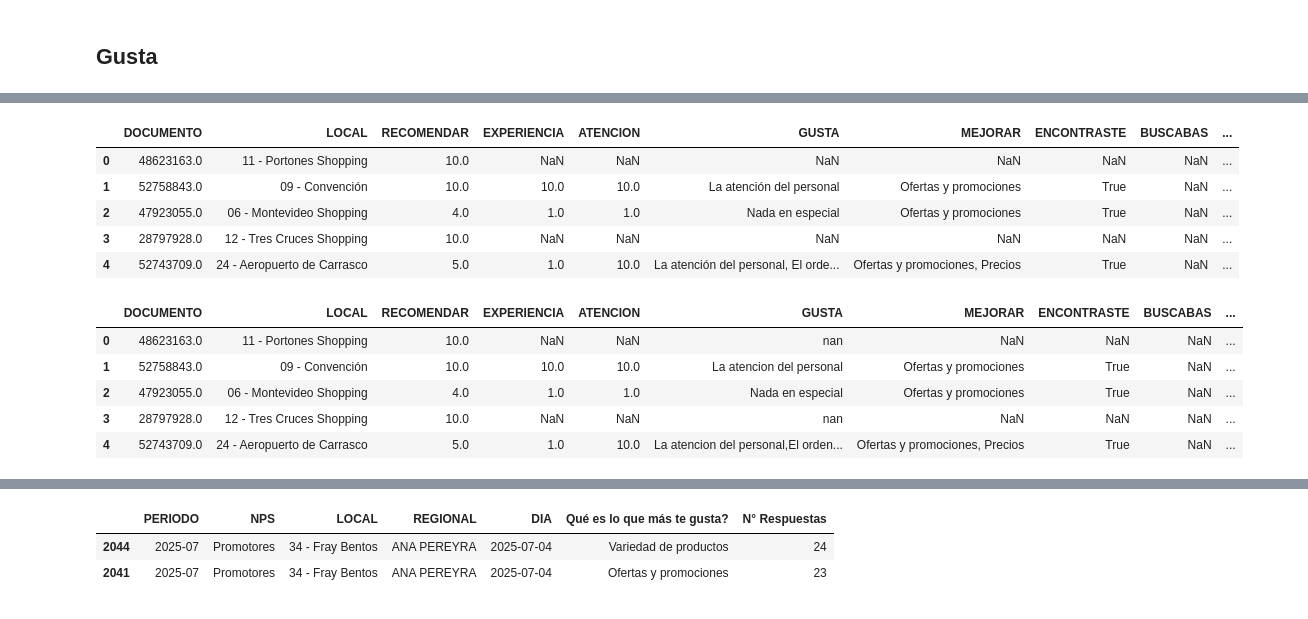
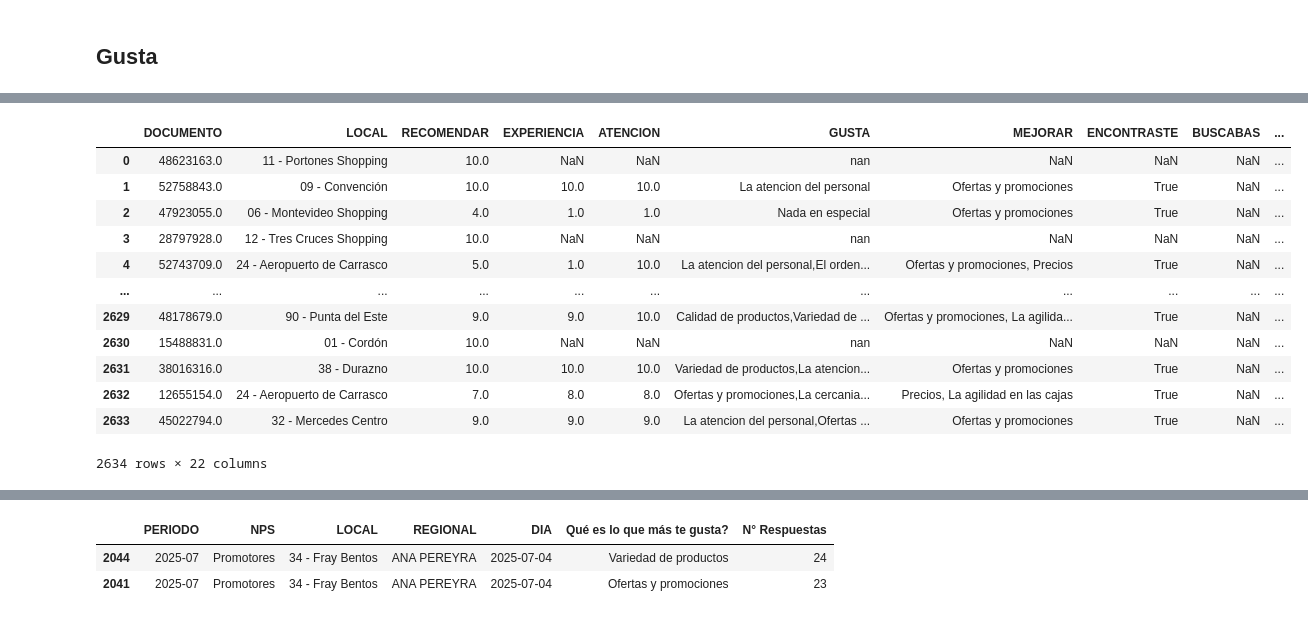
Before and after one commit to marceloocampo-gdn/nps_sr_data, a Jupyter notebook: nps_sr_clientes_dossier.ipynb, the cells around one changed output, grey strips where cells are left out. Drawn from its saved outputs; the diff is of its cells as text; code cells hidden in the pictures.

```diff
--- a/nps_sr_clientes_dossier.ipynb
+++ b/nps_sr_clientes_dossier.ipynb
@@ -296,4 +334,15 @@ df['PROMOTOR'][df['NPS'] == 'Promotores'] = 1
 df['DETRACTOR'] = np.nan
 df['DETRACTOR'][df['NPS'] == 'Detractores'] = 1
 
-print(df.shape[0])
+
+df_mail['NPS'] = np.nan
+df_mail['NPS'][df_mail['RECOMENDAR'].isin([9, 10])] = 'Promotores'
+df_mail['NPS'][df_mail['RECOMENDAR'].isin([7, 8])] = 'Neutros'
+df_mail['NPS'][df_mail['RECOMENDAR'].isin([0, 1, 2, 3, 4, 5, 6])] = 'Detractores'
+df_mail = df_mail[~df_mail['NPS'].isna()]
+
+df_mail['PROMOTOR'] = np.nan
+df_mail['PROMOTOR'][df_mail['NPS'] == 'Promotores'] = 1
+
+df_mail['DETRACTOR'] = np.nan
+df_mail['DETRACTOR'][df_mail['NPS'] == 'Detractores'] = 1
@@ -320,3 +350,17 @@ See the caveats in the documentation: https://pandas.pydata.org/pandas-docs/stab
 ## Gusta
 # %%
 df_final = df
+
+df_final_mail = df_mail
+# %%
+# Elimino puntos '.'
+df_final['GUSTA'] = list(map(lambda x: str(x).replace('.', ''), df_final['GUSTA']))
+# Elimino tildes
+df_final['GUSTA'] = list(map(lambda x : x.translate(x.maketrans("áéíóú","aeiou")), df_final['GUSTA'] ))
+df_final['GUSTA'] = list(map(lambda x: str(x).replace(', ', ','), df_final['GUSTA']))
+
+# Elimino puntos '.'
+df_final_mail['GUSTA'] = list(map(lambda x: str(x).replace('.', ''), df_final_mail['GUSTA']))
+# Elimino tildes
+df_final_mail['GUSTA'] = list(map(lambda x : x.translate(x.maketrans("áéíóú","aeiou")), df_final_mail['GUSTA'] ))
+df_final_mail['GUSTA'] = list(map(lambda x: str(x).replace(', ', ','), df_final_mail['GUSTA']))
@@ -323,9 +377,19 @@ df_final = df
+# %%
+# Aca va el concat
+df_final = pd.concat([df_final, df_final_mail], ignore_index=True)
 # %%
-df_final.head()
+df_final
 # %% [output]
 |  | DOCUMENTO | LOCAL | RECOMENDAR | EXPERIENCIA | ATENCION | GUSTA | MEJORAR | ENCONTRASTE | BUSCABAS | ... |
-| 0 | 48623163.0 | 11 - Portones Shopping | 10.0 | NaN | NaN | NaN | NaN | NaN | NaN | ... |
-| 1 | 52758843.0 | 09 - Convención | 10.0 | 10.0 | 10.0 | La atención del personal | Ofertas y promociones | True | NaN | ... |
+| 0 | 48623163.0 | 11 - Portones Shopping | 10.0 | NaN | NaN | nan | NaN | NaN | NaN | ... |
+| 1 | 52758843.0 | 09 - Convención | 10.0 | 10.0 | 10.0 | La atencion del personal | Ofertas y promociones | True | NaN | ... |
 | 2 | 47923055.0 | 06 - Montevideo Shopping | 4.0 | 1.0 | 1.0 | Nada en especial | Ofertas y promociones | True | NaN | ... |
-| 3 | 28797928.0 | 12 - Tres Cruces Shopping | 10.0 | NaN | NaN | NaN | NaN | NaN | NaN | ... |
-| 4 | 52743709.0 | 24 - Aeropuerto de Carrasco | 5.0 | 1.0 | 10.0 | La atención del personal, El orde... | Ofertas y promociones, Precios | True | NaN | ... |
+| 3 | 28797928.0 | 12 - Tres Cruces Shopping | 10.0 | NaN | NaN | nan | NaN | NaN | NaN | ... |
+| 4 | 52743709.0 | 24 - Aeropuerto de Carrasco | 5.0 | 1.0 | 10.0 | La atencion del personal,El orden... | Ofertas y promociones, Precios | True | NaN | ... |
+| ... | ... | ... | ... | ... | ... | ... | ... | ... | ... | ... |
+| 2629 | 48178679.0 | 90 - Punta del Este | 9.0 | 9.0 | 10.0 | Calidad de productos,Variedad de ... | Ofertas y promociones, La agilida... | True | NaN | ... |
+| 2630 | 15488831.0 | 01 - Cordón | 10.0 | NaN | NaN | nan | NaN | NaN | NaN | ... |
+| 2631 | 38016316.0 | 38 - Durazno | 10.0 | 10.0 | 10.0 | Variedad de productos,La atencion... | Ofertas y promociones | True | NaN | ... |
+| 2632 | 12655154.0 | 24 - Aeropuerto de Carrasco | 7.0 | 8.0 | 8.0 | Ofertas y promociones,La cercania... | Precios, La agilidad en las cajas | True | NaN | ... |
+| 2633 | 45022794.0 | 32 - Mercedes Centro | 9.0 | 9.0 | 9.0 | La atencion del personal,Ofertas ... | Ofertas y promociones | True | NaN | ... |
+2634 rows × 22 columns
@@ -338,12 +396,3 @@ df_final['GUSTA'] = list(map(lambda x: str(x).replace(', ', ','), df_final['GUST
-# %%
-df_final.head()
-# %% [output]
-|  | DOCUMENTO | LOCAL | RECOMENDAR | EXPERIENCIA | ATENCION | GUSTA | MEJORAR | ENCONTRASTE | BUSCABAS | ... |
-| 0 | 48623163.0 | 11 - Portones Shopping | 10.0 | NaN | NaN | nan | NaN | NaN | NaN | ... |
-| 1 | 52758843.0 | 09 - Convención | 10.0 | 10.0 | 10.0 | La atencion del personal | Ofertas y promociones | True | NaN | ... |
-| 2 | 47923055.0 | 06 - Montevideo Shopping | 4.0 | 1.0 | 1.0 | Nada en especial | Ofertas y promociones | True | NaN | ... |
-| 3 | 28797928.0 | 12 - Tres Cruces Shopping | 10.0 | NaN | NaN | nan | NaN | NaN | NaN | ... |
-| 4 | 52743709.0 | 24 - Aeropuerto de Carrasco | 5.0 | 1.0 | 10.0 | La atencion del personal,El orden... | Ofertas y promociones, Precios | True | NaN | ... |
 # %%
 gusta_aux = df_final[~df_final['GUSTA'].isna()]
 gusta_aux = gusta_aux[gusta_aux['GUSTA'] != 'nan']
```
Also changed, not shown: parts of 31 cells of this notebook, 1 other file.
